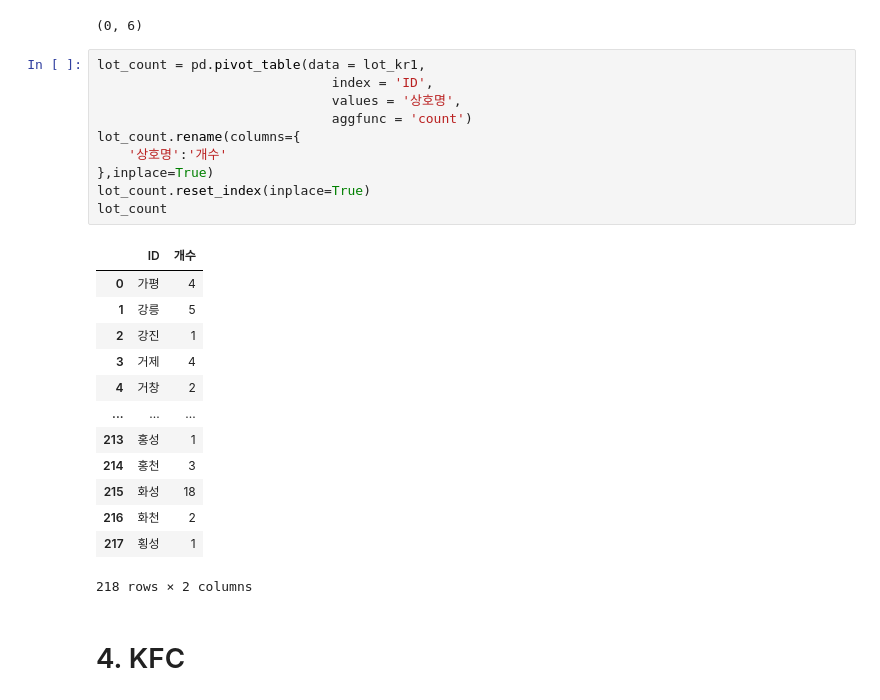
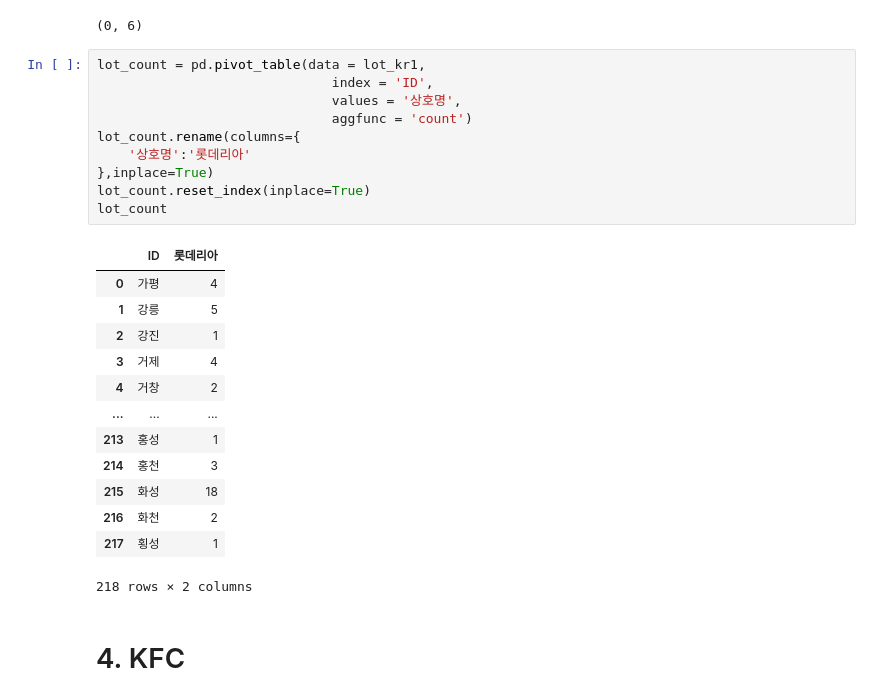
Before and after one commit to beegramin9/Python-DataScience-Hoseo-ProjectData, a Jupyter notebook: Ch5_버거지수/1_전처리.ipynb, the cells around one changed output. Cells and saved outputs as stored; diff of their text form.

```diff
--- a/Ch5_버거지수/1_전처리.ipynb
+++ b/Ch5_버거지수/1_전처리.ipynb
@@ -136,15 +135,15 @@ lot_en1.shape
 # %%
 lot_count = pd.pivot_table(data = lot_kr1,
                               index = 'ID',
                               values = '상호명',
                               aggfunc = 'count')
 lot_count.rename(columns={
-    '상호명':'개수'
+    '상호명':'롯데리아'
 },inplace=True)
 lot_count.reset_index(inplace=True)
 lot_count
 # %% [output]
-|  | ID | 개수 |
+|  | ID | 롯데리아 |
 | 0 | 가평 | 4 |
 | 1 | 강릉 | 5 |
 | 2 | 강진 | 1 |
```
Also changed, not shown: parts of 26 cells of this notebook, 3 other files.
